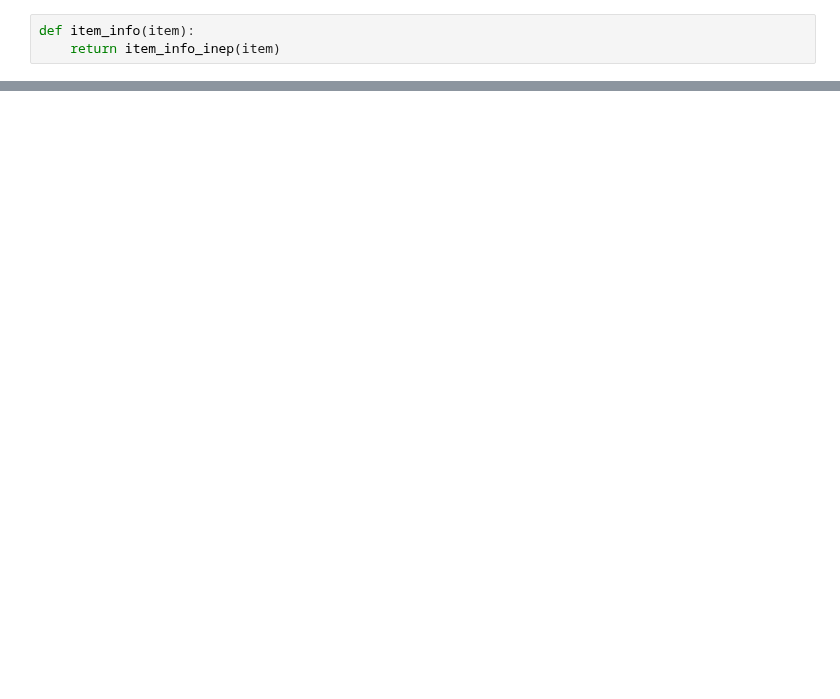
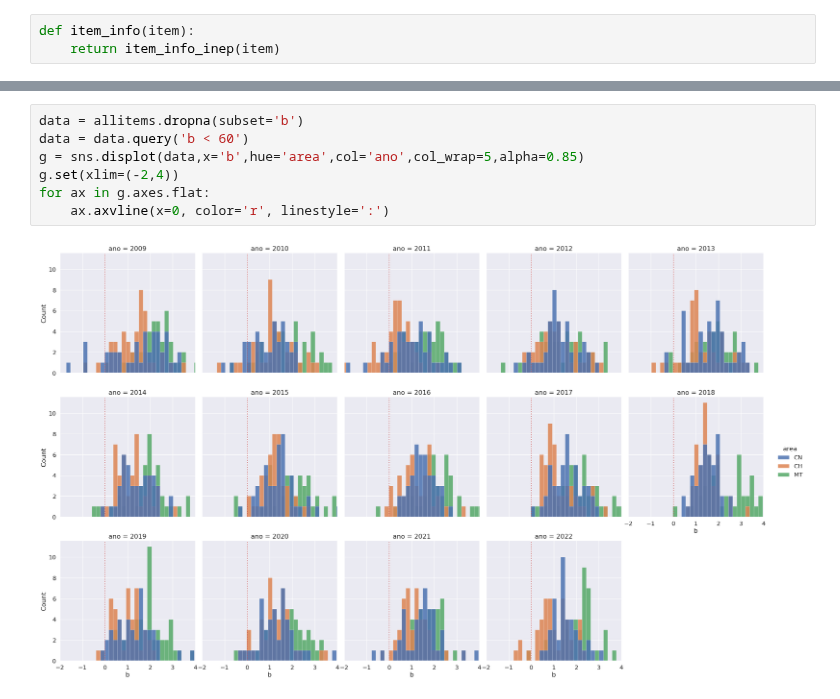
Before and after one commit to atp/enem, a Jupyter notebook: Análise dos Itens.ipynb, the cells around one changed output, grey strips where cells are left out. Drawn from its saved outputs; the diff is of its cells as text; blank space fills up the shorter version.

```diff
--- a/Análise dos Itens.ipynb
+++ b/Análise dos Itens.ipynb
@@ -82,0 +144,9 @@ interactive(children=(Dropdown(description='Ano:', index=13, options=(2009, 2010
+# %%
+data = allitems.dropna(subset='b')
+data = data.query('b < 60')
+g = sns.displot(data,x='b',hue='area',col='ano',col_wrap=5,alpha=0.85)
+g.set(xlim=(-2,4))
+for ax in g.axes.flat:
+    ax.axvline(x=0, color='r', linestyle=':')
+# %% [output]
+[figure, added]
```
Also changed, not shown: parts of 10 cells of this notebook, 1 other file.
